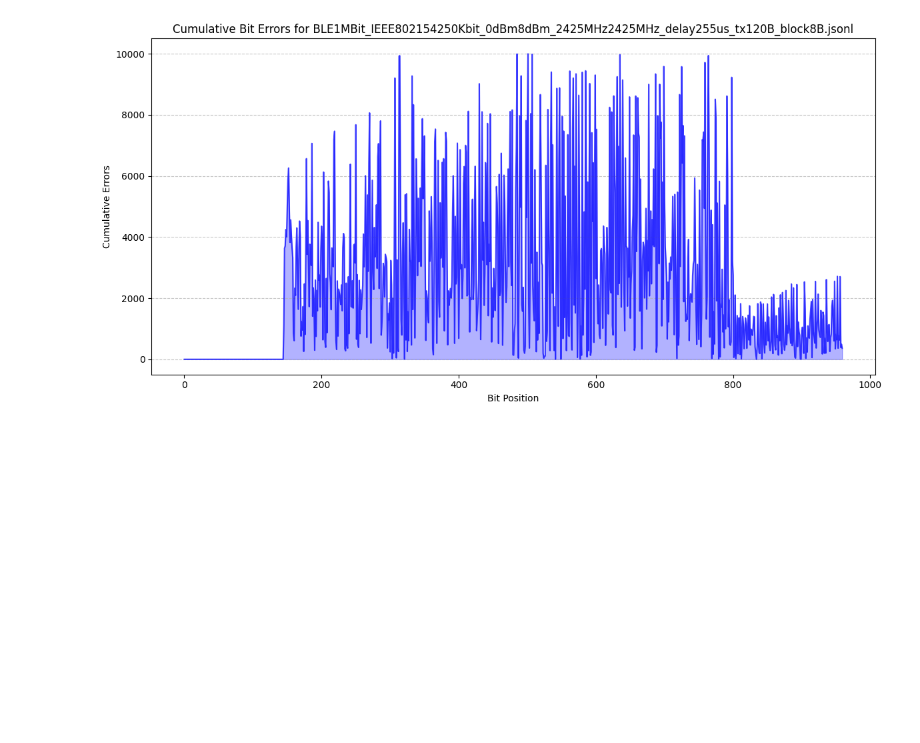
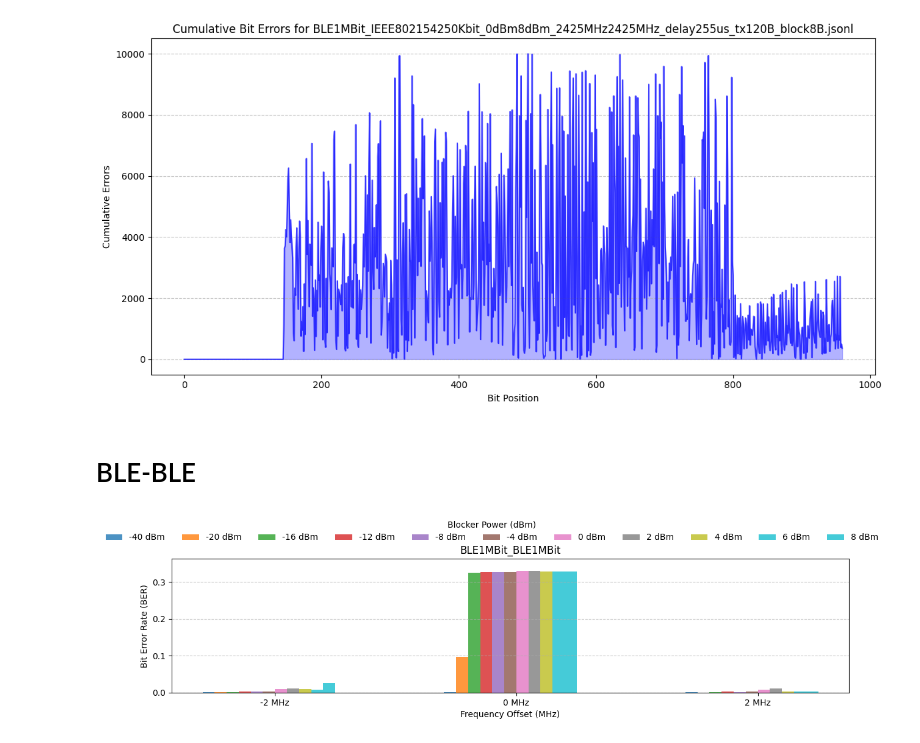
Before and after one commit to Zimrahin/DotBot-firmware, a Jupyter notebook: a_python/plot_ratio_wrong_bits.ipynb, the cells around one changed output. Drawn from its saved outputs; the diff is of its cells as text; code cells hidden in the pictures; blank space fills up the shorter version.

Commit message:
added BLE blocking BLE BER plot

```diff
--- a/a_python/plot_ratio_wrong_bits.ipynb
+++ b/a_python/plot_ratio_wrong_bits.ipynb
@@ -274,3 +289,15 @@ example_file = files_dict["BLE1MBit_IEEE802154250Kbit"][20]
 plot_cumulative_bit_errors(example_file)
 # %% [output]
 [figure]
+# %% [markdown]
+# BLE-BLE
+# %%
+# Parse file names into dictionaries
+files_dict_BLE_BLE = parse_data_to_dictionary("experiment_data/BLE_BLE")
+
+# Add bitt error distribution, count and BER to each configuration (file)
+add_bit_errors_to_files_dict(files_dict_BLE_BLE, "experiment_data/BLE_BLE")
+# %%
+plot_grouped_ber_with_subplots(files_dict_BLE_BLE, bar_width=0.05, figsize=(12,3.5))
+# %% [output]
+[figure, added]
```
Also changed, not shown: parts of 4 cells of this notebook.
